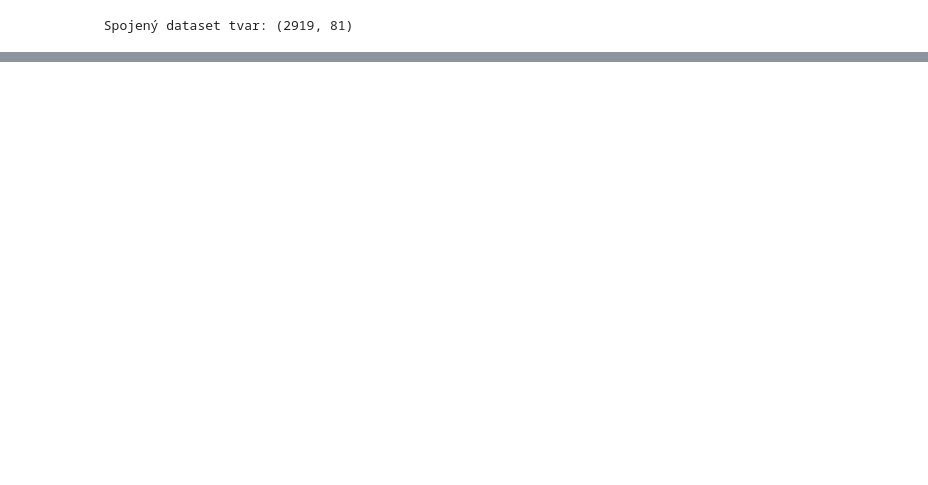
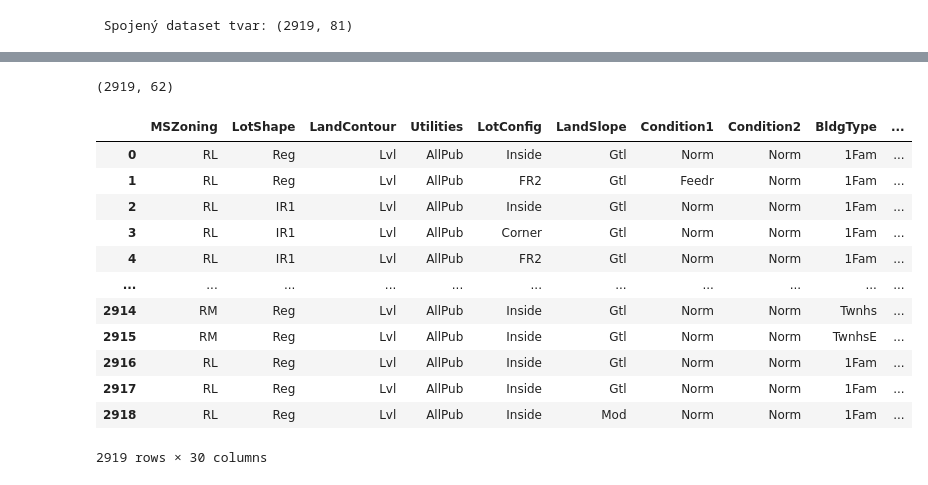
Before and after one commit to kossimon/sda_22_221108_linear-regression, a Jupyter notebook: linear_regression_ukol_221108.ipynb, the cells around one changed output, grey strips where cells are left out. Cells and saved outputs as stored; diff of their text form; code cells hidden in the pictures; blank space fills up the shorter version.

```diff
--- a/linear_regression_ukol_221108.ipynb
+++ b/linear_regression_ukol_221108.ipynb
@@ -68,27 +31,0 @@ neni správný počet sloupců v seznamu drops
-# %%
-# 1) for smyčka na dummies
-
-df_join_dummies = df_join.copy() # pro noob přehlednost - ale smyčky musí být spuštěny najednou - aby šly za sebou ve správném pořadí
-
-for i in dummy:
-    print(i)
-    Dummies = pd.get_dummies(df_join_dummies[f'{i}'], prefix = f'{i}', dummy_na=True)
-    df_join_dummies = df_join_dummies.drop(f'{i}', axis = 1)
-    df_join_dummies = df_join_dummies.join(Dummies)
-
-
-
-# 2) for smyčka pro dropnutí sloupců, co nechceme
-
-df_join_drops = df_join_dummies.copy() # pro noob přehlednost - ale smyčky musí být spuštěny najednou - aby šly za sebou ve správném pořadí
-
-
-for i in drops:
-    print(i)
-    df_join_drops = df_join_drops.drop(f'{i}', axis = 1)
-
-
-
-# 3) nahrazení ordinal hodnot číselnou řadou
-
-df_join_ordinals = df_join_drops.copy() # pro noob přehlednost - ale smyčky musí být spuštěny najednou - aby šly za sebou ve správném pořadí
@@ -294,0 +155,10 @@ dtype: int64
+# %%
+# 1) for smyčka pro dropnutí sloupců, co nechceme
+
+df_join_drops = df_join.copy() # pro noob přehlednost - ale smyčky musí být spuštěny najednou - aby šly za sebou ve správném pořadí
+
+x = 1
+for i in drops:
+    print(f'{x} dropped : {i}')
+    df_join_drops = df_join_drops.drop(f'{i}', axis = 1)
+    x += 1
@@ -294,0 +185,20 @@ dtype: int64
+# %%
+df_join_drops.shape
+# %% [output]
+(2919, 62)
+# %%
+df_join_drops.select_dtypes(include=['object'])
+# %% [output]
+|  | MSZoning | LotShape | LandContour | Utilities | LotConfig | LandSlope | Condition1 | Condition2 | BldgType | ... |
+| 0 | RL | Reg | Lvl | AllPub | Inside | Gtl | Norm | Norm | 1Fam | ... |
+| 1 | RL | Reg | Lvl | AllPub | FR2 | Gtl | Feedr | Norm | 1Fam | ... |
+| 2 | RL | IR1 | Lvl | AllPub | Inside | Gtl | Norm | Norm | 1Fam | ... |
+| 3 | RL | IR1 | Lvl | AllPub | Corner | Gtl | Norm | Norm | 1Fam | ... |
+| 4 | RL | IR1 | Lvl | AllPub | FR2 | Gtl | Norm | Norm | 1Fam | ... |
+| ... | ... | ... | ... | ... | ... | ... | ... | ... | ... | ... |
+| 2914 | RM | Reg | Lvl | AllPub | Inside | Gtl | Norm | Norm | Twnhs | ... |
+| 2915 | RM | Reg | Lvl | AllPub | Inside | Gtl | Norm | Norm | TwnhsE | ... |
+| 2916 | RL | Reg | Lvl | AllPub | Inside | Gtl | Norm | Norm | 1Fam | ... |
+| 2917 | RL | Reg | Lvl | AllPub | Inside | Gtl | Norm | Norm | 1Fam | ... |
+| 2918 | RL | Reg | Lvl | AllPub | Inside | Mod | Norm | Norm | 1Fam | ... |
+2919 rows × 30 columns
```
Also changed, not shown: parts of 66 cells of this notebook.
